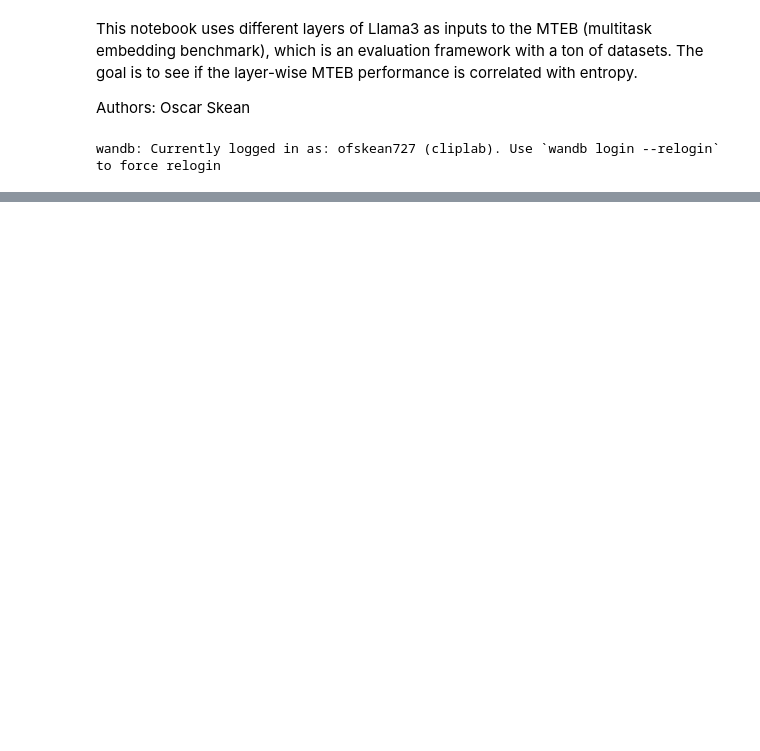
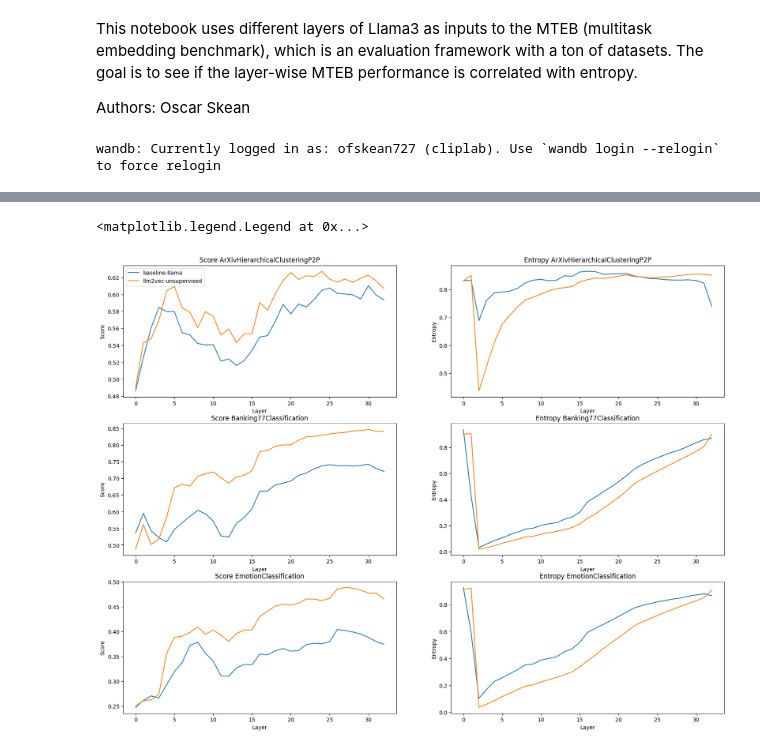
Before and after one commit to OFSkean/information_flow, a Jupyter notebook: experiments/mteb-entropy-comparison.ipynb, the cells around one changed output, grey strips where cells are left out. Cells and saved outputs as stored; diff of their text form; code cells hidden in the pictures; blank space fills up the shorter version.

Commit message:
added framework for layerwise entropy and task performance

```diff
--- a/experiments/mteb-entropy-comparison.ipynb
+++ b/experiments/mteb-entropy-comparison.ipynb
@@ -20,14 +23,32 @@ from transformers.utils import logging
 !wandb login # needed for llama access
 # %% [output]
 wandb: Currently logged in as: ofskean727 (cliplab). Use `wandb login --relogin` to force relogin
+# %%
+model_types = ["baseline-llama", "llm2vec-unsupervised"]
+num_layers = 33
+task_names = ["ArXivHierarchicalClusteringP2P", "Banking77Classification",  "EmotionClassification", "TwitterSemEval2015", "ClimateFEVER"]
 # %%
 import mteb
-from models.mteb_model_wrapper import baseline_llama3, llm2vec_llama3_8b_supervised
+from models.mteb_model_wrapper import baseline_llama3, llm2vec_llama3_8b_supervised, llm2vec_llama3_8b_unsupervised
 
-model_name = "baseline-llama"
+for model_type in model_types:
+    for layer in reversed(range(num_layers)):
+        if model_type == "baseline-llama":
+            model = baseline_llama3.loader(layer_cutoff=layer)
+        elif model_type == "llm2vec-unsupervised":
+            model = llm2vec_llama3_8b_unsupervised.loader(layer_cutoff=layer)
 
-model = baseline_llama3.loader()
-tasks = mteb.get_tasks(tasks = "Clustering")
+        # needed to properly neatly save to folder
+        model.mteb_model_meta = mteb.ModelMeta(
+                        name=model_type,
+                        revision=f"layer-{layer}",
+                        release_date=None,
+                        languages=None,
+                    )
 
-evaluation = mteb.MTEB(tasks=tasks)
-results = evaluation.run(model, output_folder=f"results/{model_name}")
+        #tasks = mteb.get_tasks(tasks=["Clustering"])
+        tasks = mteb.get_tasks(tasks=task_names)
+
+        evaluation = mteb.MTEB(tasks=tasks)
+        results = evaluation.run(model)
+        del model
@@ -58,0 +292,18 @@ To disable this warning, you can either:
+# %%
+fig, axes = plt.subplots(len(task_names), 2, figsize=(20, 15))
+for i, task_name in enumerate(task_names):
+    for j, model_name in enumerate(model_types):
+        axes[i, 0].plot(results_per_layer[model_name][task_name], label=model_name)
+        axes[i, 0].set_title(f"Score {task_name}")
+        axes[i, 0].set_xlabel("Layer")
+        axes[i, 0].set_ylabel("Score")
+
+        axes[i, 1].plot(entropies_per_layer[model_name][task_name], label=model_name)
+        axes[i, 1].set_title(f"Entropy {task_name}")
+        axes[i, 1].set_xlabel("Layer")
+        axes[i, 1].set_ylabel("Entropy")
+
+axes[0,0].legend()
+# %% [output]
+<matplotlib.legend.Legend at 0x...>
+[figure, added]
```
Also changed, not shown: parts of 12 cells of this notebook, 1 other file.
